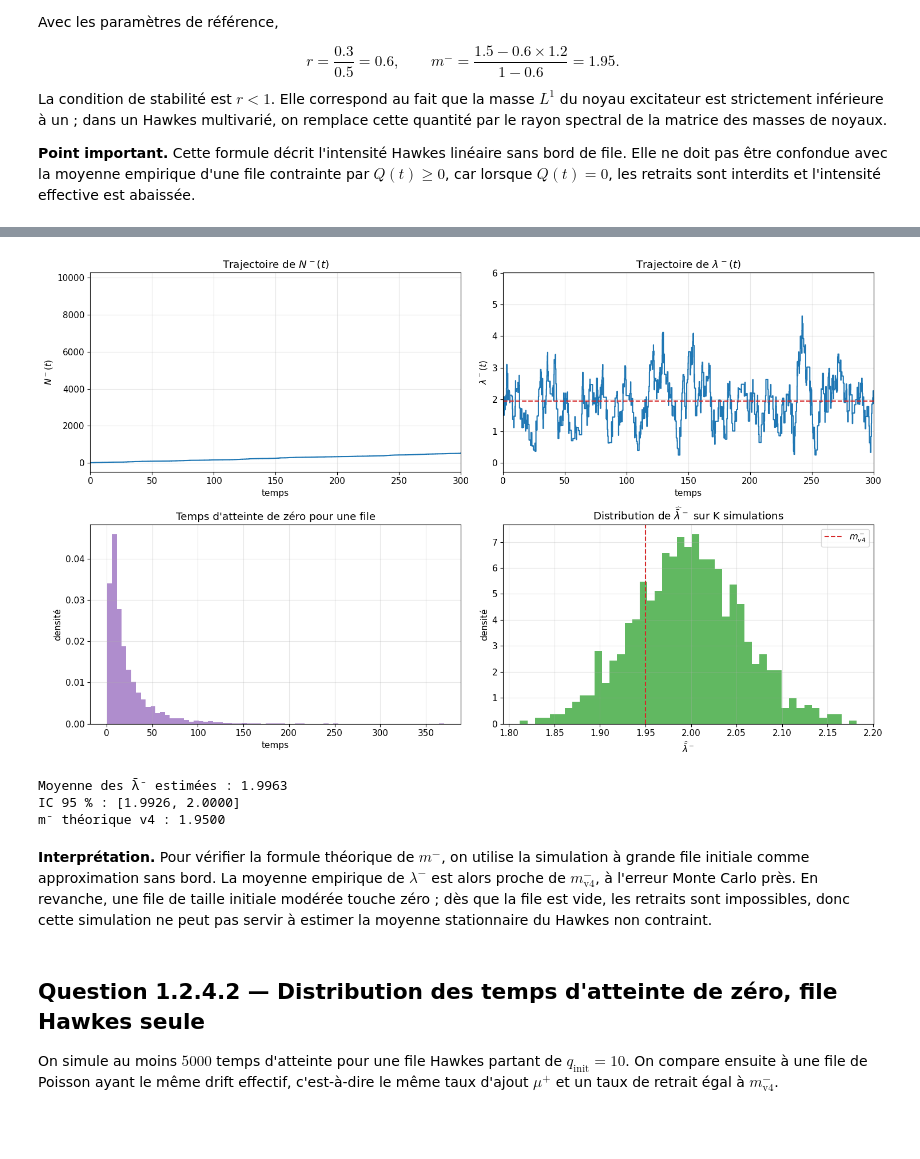
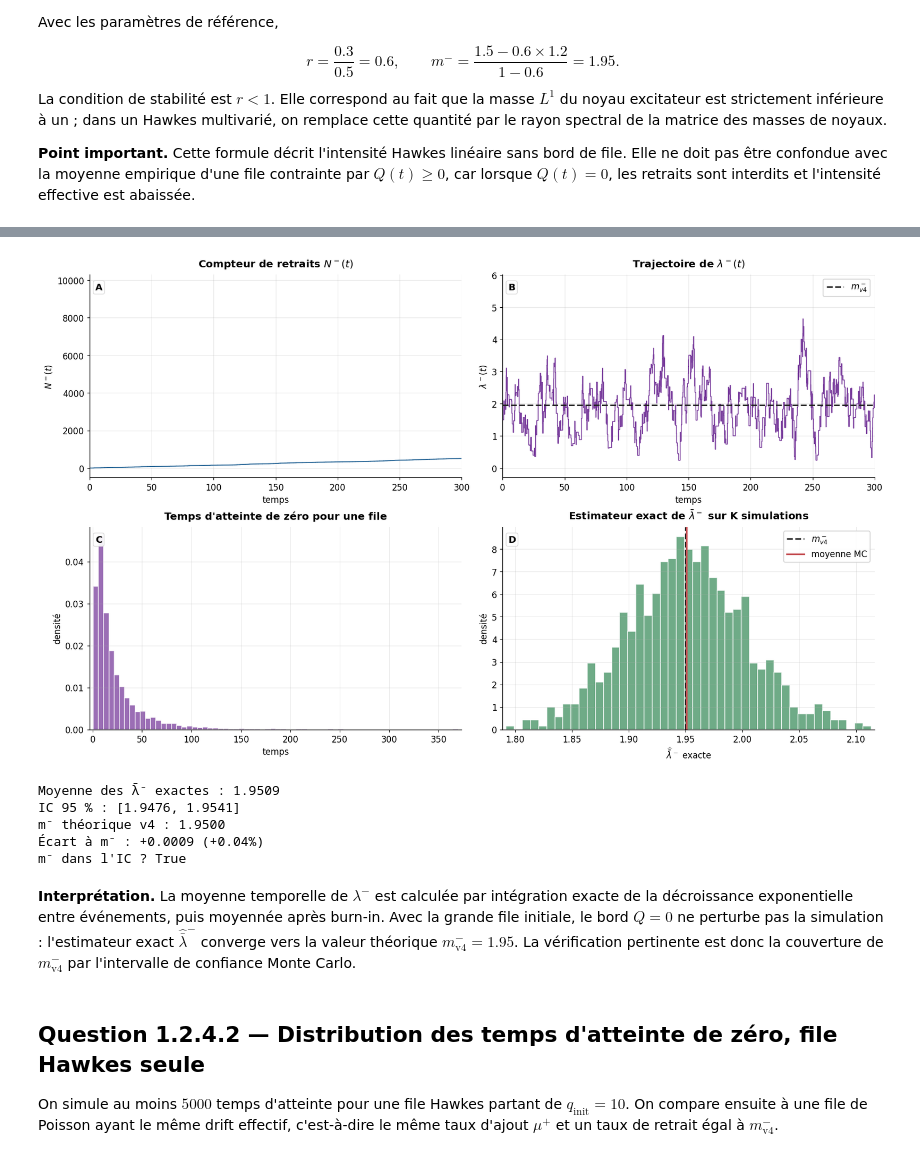
Before and after one commit to ApolloHong/Modal_Order_Book, a Jupyter notebook: nb2_124_files_hawkes_couplees.ipynb, the cells around one changed output, grey strips where cells are left out. Saved outputs shown, nothing was run; the diff lists cells and outputs as text; code cells hidden in the pictures; blank space fills up the shorter version.

Commit message:
updates continuous simulation

```diff
--- a/nb2_124_files_hawkes_couplees.ipynb
+++ b/nb2_124_files_hawkes_couplees.ipynb
@@ -297,74 +416,70 @@ for k in range(K):
         beta=BETA,
         T_max=T_long,
         rng=rng,
-        stop_at_zero=False,
+        stop_at_zero=True,
         sign_convention="v4",
     )
-    lambda_moyennes[k] = moyenne_temporelle(r.times, r.lambda_minus_path, T_long, burn_in=T_long / 2)
+    lambda_moyennes[k] = moyenne_temporelle_exacte(r, T_long, burn_in=BURN_IN, clipped=True)
 
 temps_hawkes_simple = np.empty(N_hit)
 for k in range(N_hit):
     r = simulate_hawkes_queue(
         q_init=Q0,
         mu_plus=MU_PLUS,
         mu_minus=MU_MINUS,
         alpha=ALPHA,
         beta=BETA,
         T_max=2_000.0,
         rng=rng,
         stop_at_zero=True,
         sign_convention="v4",
     )
     temps_hawkes_simple[k] = r.hitting_time
 
-fig, axes = plt.subplots(2, 2, figsize=(15, 9))
+fig, axes = plt.subplots(2, 2, figsize=(15, 9), layout='constrained')
 
-axes[0, 0].step(res_long.times, removals, where="post")
+axes[0, 0].step(res_long.times, removals, where="post", color=COLORS['poisson'], linewidth=1.3)
 axes[0, 0].set_xlim(0, 300)
-axes[0, 0].set_title(r"Trajectoire de $N^-(t)$")
-axes[0, 0].set_xlabel("temps")
-axes[0, 0].set_ylabel(r"$N^-(t)$")
+style_axes(axes[0, 0], "temps", r"$N^-(t)$", r"Compteur de retraits $N^-(t)$")
+add_panel_label(axes[0, 0], "A")
 
-axes[0, 1].step(res_long.times, res_long.lambda_minus_path, where="post")
-axes[0, 1].axhline(m_theo_v4, color="tab:red", linestyle="--")
+axes[0, 1].step(res_long.times, res_long.lambda_minus_path, where="post", color=COLORS['hawkes'], linewidth=1.1)
+axes[0, 1].axhline(m_theo_v4, color=COLORS['theory'], linestyle="--", linewidth=2.0, label=r"$m^-_{v4}$")
 axes[0, 1].set_xlim(0, 300)
-axes[0, 1].set_title(r"Trajectoire de $\lambda^-(t)$")
-axes[0, 1].set_xlabel("temps")
-axes[0, 1].set_ylabel(r"$\lambda^-(t)$")
+style_axes(axes[0, 1], "temps", r"$\lambda^-(t)$", r"Trajectoire de $\lambda^-(t)$")
+axes[0, 1].legend(frameon=True)
+add_panel_label(axes[0, 1], "B")
 
-axes[1, 0].hist(temps_hawkes_simple, bins=70, density=True, color="tab:purple", alpha=0.75)
-axes[1, 0].set_title("Temps d'atteinte de zéro pour une file")
-axes[1, 0].set_xlabel("temps")
-axes[1, 0].set_ylabel("densité")
-
-axes[1, 1].hist(lambda_moyennes, bins=45, density=True, color="tab:green", alpha=0.75)
-axes[1, 1].axvline(m_theo_v4, color="tab:red", linestyle="--", label=r"$m^-_{v4}$")
-axes[1, 1].set_title(r"Distribution de $\widehat{\bar\lambda}^-$ sur K simulations")
-axes[1, 1].set_xlabel(r"$\widehat{\bar\lambda}^-$")
-axes[1, 1].set_ylabel("densité")
-axes[1, 1].legend()
-
-plt.tight_layout()
-plt.show()
+axes[1, 0].hist(temps_hawkes_simple, bins=70, density=True, color=COLORS['hawkes'], alpha=0.75, edgecolor='white')
+style_axes(axes[1, 0], "temps", "densité", "Temps d'atteinte de zéro pour une file")
+add_panel_label(axes[1, 0], "C")
 
 moy = np.nanmean(lambda_moyennes)
 std = np.nanstd(lambda_moyennes, ddof=1)
 ic = 1.96 * std / np.sqrt(np.sum(~np.isnan(lambda_moyennes)))
-print(f"Moyenne des λ̄⁻ estimées : {moy:.4f}")
+axes[1, 1].hist(lambda_moyennes, bins=45, density=True, color=COLORS['green'], alpha=0.75, edgecolor='white')
+axes[1, 1].axvline(m_theo_v4, color=COLORS['theory'], linestyle="--", linewidth=2.0, label=r"$m^-_{v4}$")
+axes[1, 1].axvline(moy, color=COLORS['hawkes2'], linewidth=2.0, label=r"moyenne MC")
+style_axes(axes[1, 1], r"$\widehat{\bar\lambda}^-$ exacte", "densité", r"Estimateur exact de $\bar\lambda^-$ sur K simulations")
+axes[1, 1].legend(frameon=True)
+add_panel_label(axes[1, 1], "D")
+
+plt.show()
+
+print(f"Moyenne des λ̄⁻ exactes : {moy:.4f}")
 print(f"IC 95 % : [{moy - ic:.4f}, {moy + ic:.4f}]")
 print(f"m⁻ théorique v4 : {m_theo_v4:.4f}")
+print(f"Écart à m⁻ : {moy - m_theo_v4:+.4f} ({(moy / m_theo_v4 - 1):+.2%})")
+print(f"m⁻ dans l'IC ? {moy - ic <= m_theo_v4 <= moy + ic}")
 # %% [output]
-[figure, old version]
+[figure, new version]
-Moyenne des λ̄⁻ estimées : 1.9963
-IC 95 % : [1.9926, 2.0000]
+Moyenne des λ̄⁻ exactes : 1.9509
+IC 95 % : [1.9476, 1.9541]
 m⁻ théorique v4 : 1.9500
+Écart à m⁻ : +0.0009 (+0.04%)
+m⁻ dans l'IC ? True
 # %% [markdown]
-**Interprétation.** Pour vérifier la formule théorique de $m^-$, on utilise la
-simulation à grande file initiale comme approximation sans bord. La moyenne
-empirique de $\lambda^-$ est alors proche de $m^-_{\mathrm{v4}}$, à l'erreur Monte
-Carlo près. En revanche, une file de taille initiale modérée touche zéro ; dès
-que la file est vide, les retraits sont impossibles, donc cette simulation ne
-peut pas servir à estimer la moyenne stationnaire du Hawkes non contraint.
+**Interprétation.** La moyenne temporelle de $\lambda^-$ est calculée par intégration exacte de la décroissance exponentielle entre événements, puis moyennée après burn-in. Avec la grande file initiale, le bord $Q=0$ ne perturbe pas la simulation : l'estimateur exact $\widehat{\bar\lambda}^-$ converge vers la valeur théorique $m^-_{\mathrm{v4}}=1.95$. La vérification pertinente est donc la couverture de $m^-_{\mathrm{v4}}$ par l'intervalle de confiance Monte Carlo.
 # %% [markdown]
 ## Question 1.2.4.2 — Distribution des temps d'atteinte de zéro, file Hawkes seule
 
```
Also changed, not shown: parts of 7 cells of this notebook, 1 other file.
